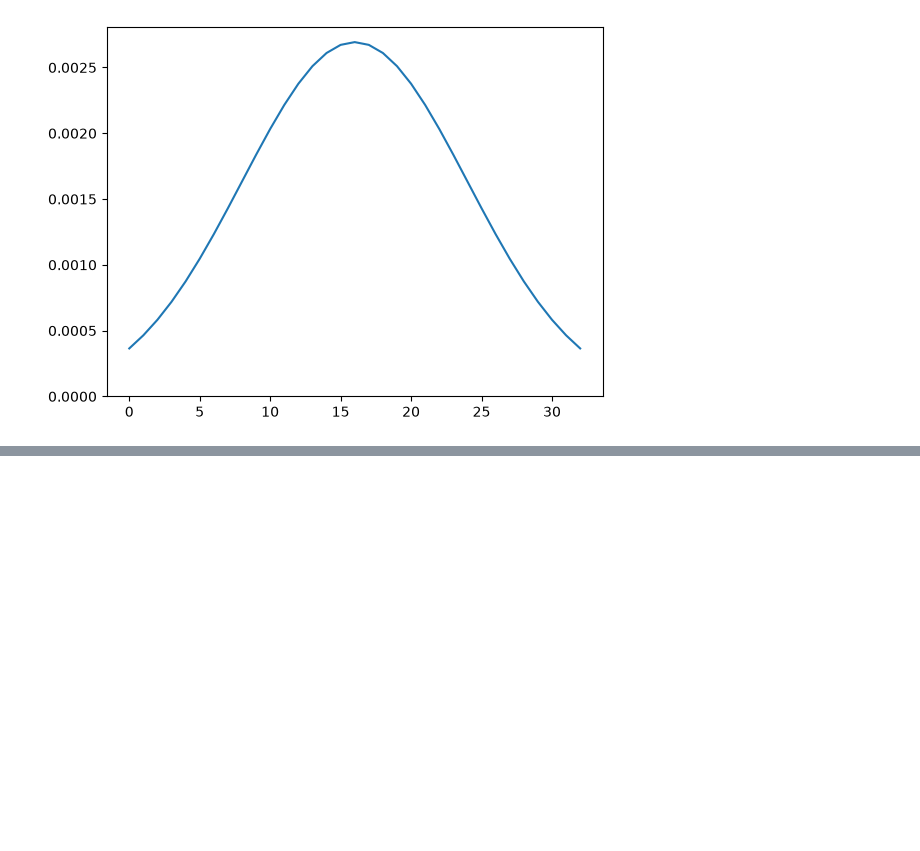
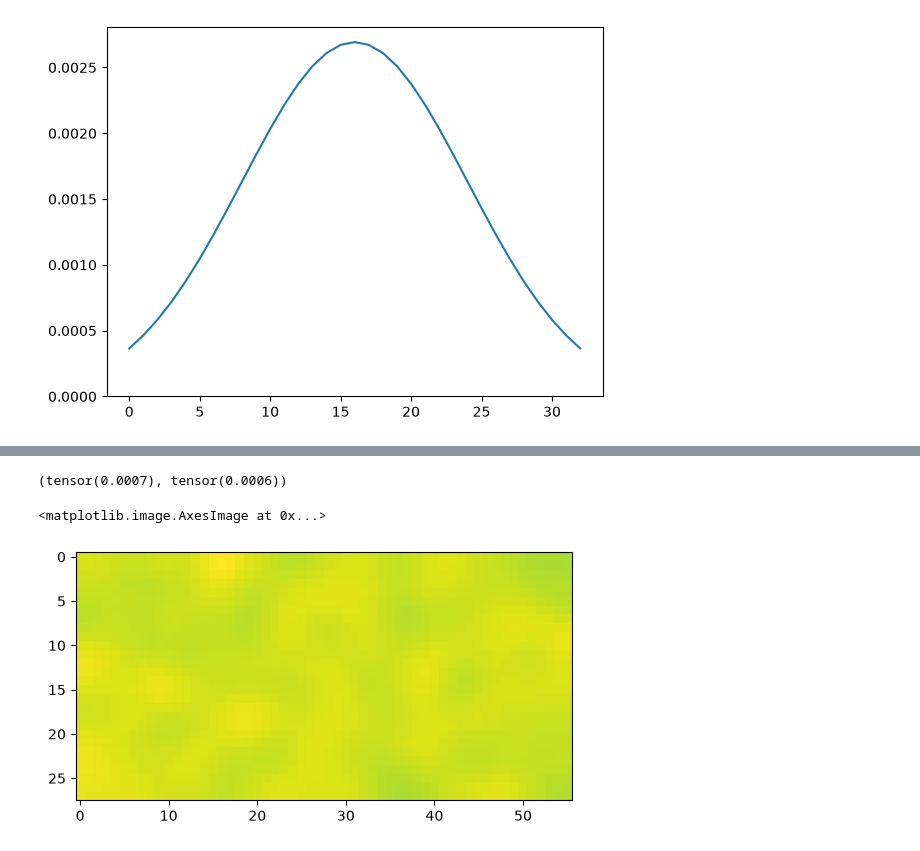
Before and after one commit to NathanSoeding/sensorium, a Jupyter notebook: analysis/smoothness_sweep.ipynb, the cells around one changed output, grey strips where cells are left out. Cells and saved outputs as stored; diff of their text form; code cells hidden in the pictures; blank space fills up the shorter version.

```diff
--- a/analysis/smoothness_sweep.ipynb
+++ b/analysis/smoothness_sweep.ipynb
@@ -368,0 +433,11 @@ tensor([[4.9322e-05, 6.2838e-05, 7.8817e-05,  ..., 7.8817e-05, 6.2838e-05,
+# %%
+spatial = model.readout[data_keys[0]].spatial.detach().cpu()
+# %%
+spatial.max(), spatial.min()
+# %% [output]
+(tensor(0.0007), tensor(0.0006))
+# %%
+plt.imshow(spatial[10], vmin=0)
+# %% [output]
+<matplotlib.image.AxesImage at 0x...>
+[figure, added]
```
Also changed, not shown: parts of 1 cell of this notebook, 3 other files.
